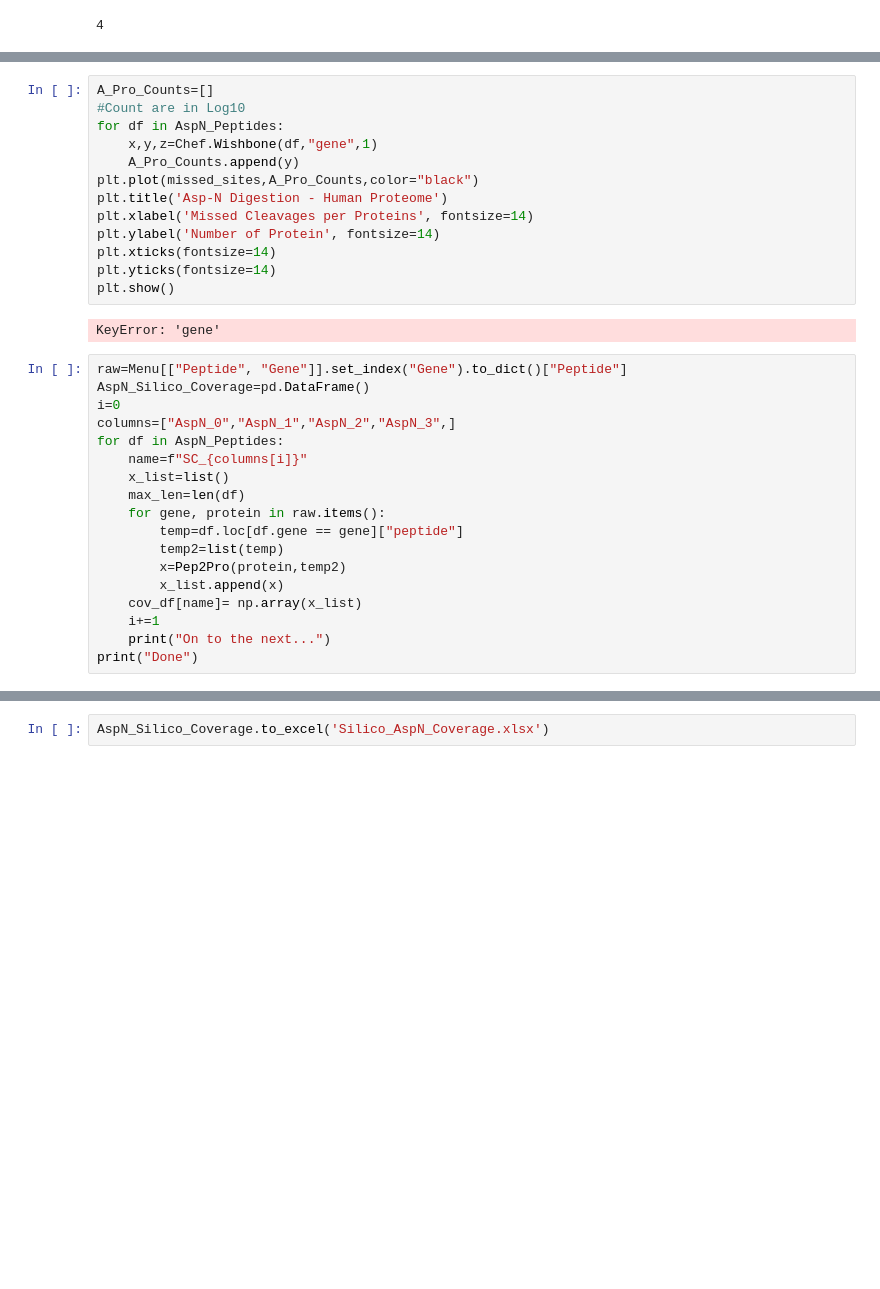
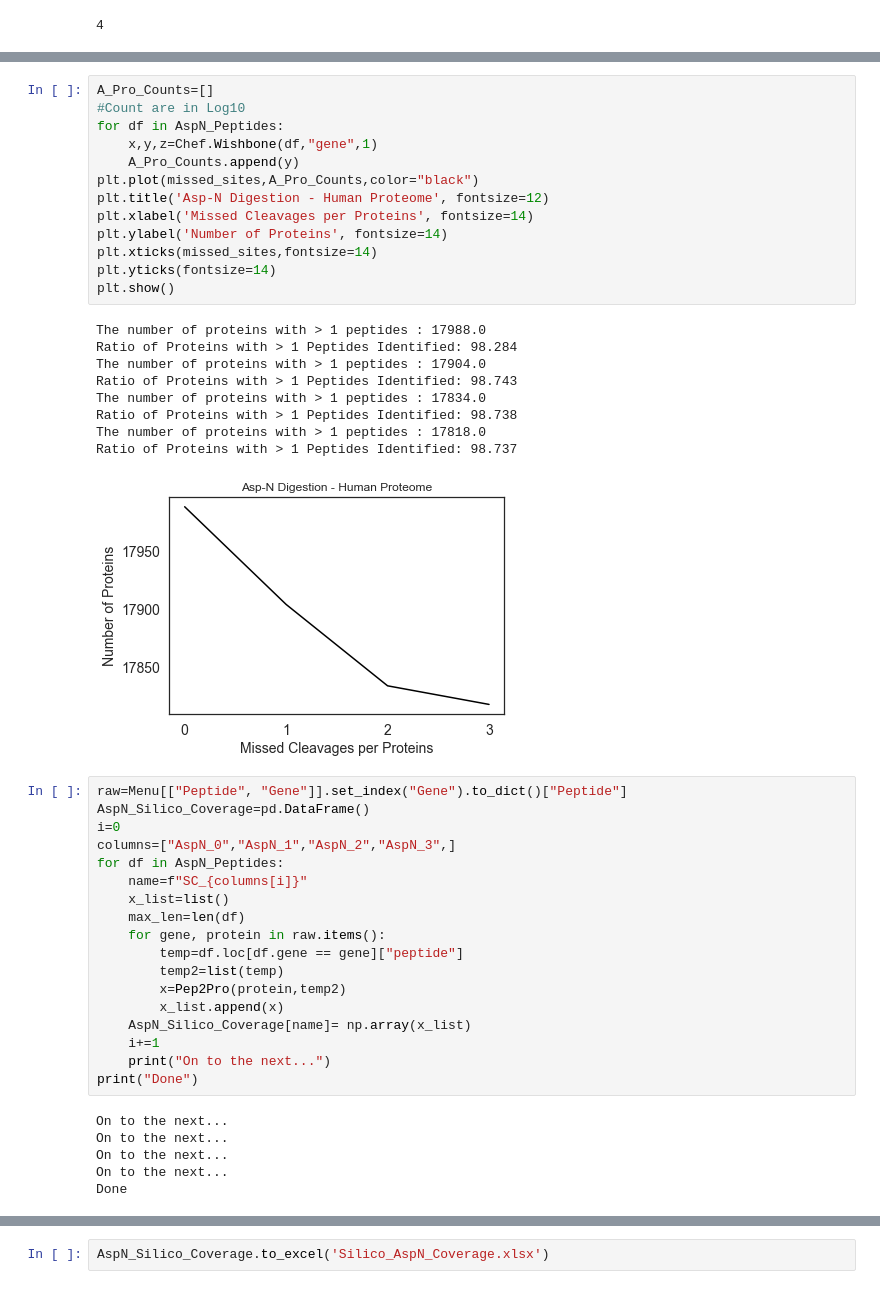
Before and after one commit to TTCooper-PhD/Limited_Proteolysis_Hive, a Jupyter notebook: HeLa/Unfractioned_Tryp_AspN_GluC/HeLa_1vs18hr_Shotgun.ipynb, the cells around one changed output, grey strips where cells are left out. Drawn from its saved outputs; the diff is of its cells as text; blank space fills up the shorter version.

```diff
--- a/HeLa/Unfractioned_Tryp_AspN_GluC/HeLa_1vs18hr_Shotgun.ipynb
+++ b/HeLa/Unfractioned_Tryp_AspN_GluC/HeLa_1vs18hr_Shotgun.ipynb
@@ -279,18 +311,26 @@ plt.show()
 # %%
 A_Pro_Counts=[]
 #Count are in Log10
 for df in AspN_Peptides:
     x,y,z=Chef.Wishbone(df,"gene",1)
     A_Pro_Counts.append(y)
 plt.plot(missed_sites,A_Pro_Counts,color="black")
-plt.title('Asp-N Digestion - Human Proteome')
+plt.title('Asp-N Digestion - Human Proteome', fontsize=12)
 plt.xlabel('Missed Cleavages per Proteins', fontsize=14)
-plt.ylabel('Number of Protein', fontsize=14)
-plt.xticks(fontsize=14)
+plt.ylabel('Number of Proteins', fontsize=14)
+plt.xticks(missed_sites,fontsize=14)
 plt.yticks(fontsize=14)
 plt.show()
 # %% [output]
-KeyError: 'gene'
+The number of proteins with > 1 peptides : 17988.0
+Ratio of Proteins with > 1 Peptides Identified: 98.284
+The number of proteins with > 1 peptides : 17904.0
+Ratio of Proteins with > 1 Peptides Identified: 98.743
+The number of proteins with > 1 peptides : 17834.0
+Ratio of Proteins with > 1 Peptides Identified: 98.738
+The number of proteins with > 1 peptides : 17818.0
+Ratio of Proteins with > 1 Peptides Identified: 98.737
+[figure, added]
 # %%
 raw=Menu[["Peptide", "Gene"]].set_index("Gene").to_dict()["Peptide"]
 AspN_Silico_Coverage=pd.DataFrame()
@@ -305,8 +345,14 @@ for df in AspN_Peptides:
         temp2=list(temp)
         x=Pep2Pro(protein,temp2)
         x_list.append(x)
-    cov_df[name]= np.array(x_list)
+    AspN_Silico_Coverage[name]= np.array(x_list)
     i+=1
     print("On to the next...")
 print("Done")
+# %% [output]
+On to the next...
+On to the next...
+On to the next...
+On to the next...
+Done
 # %%
```
Also changed, not shown: parts of 19 cells of this notebook, 2 other files.
